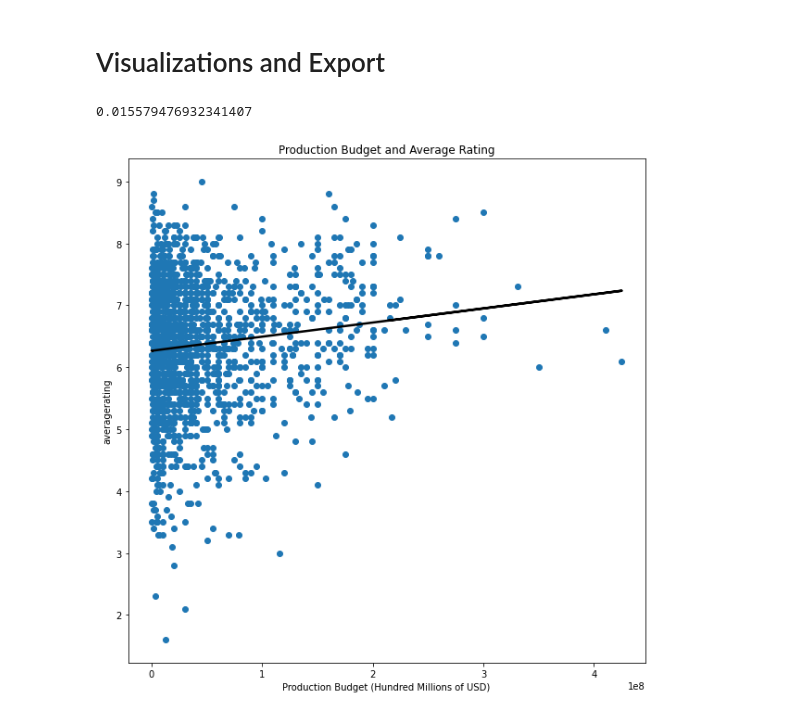
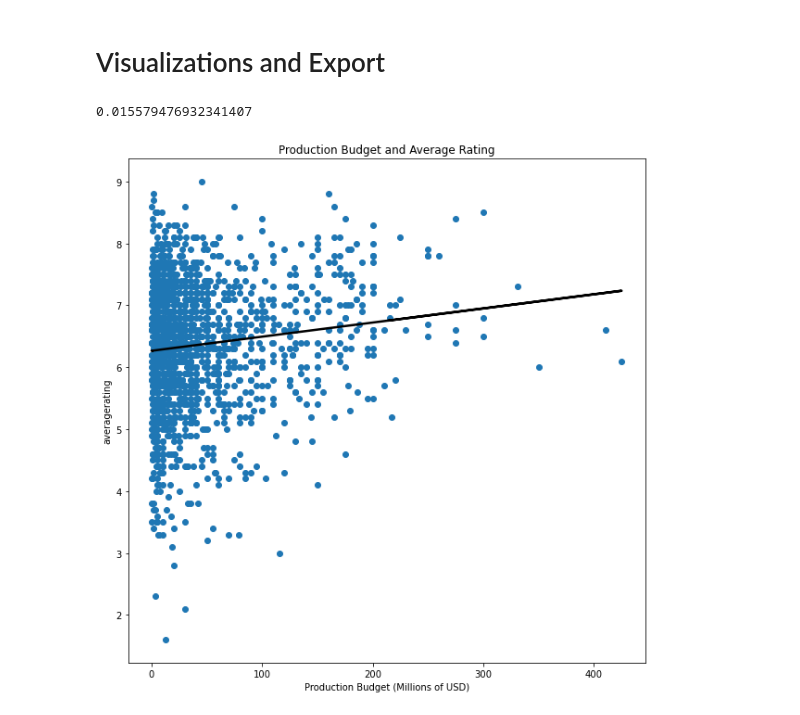
Before and after one commit to anita-camlic/Movie_Studio_Analysis, a Jupyter notebook: workbooks/movie_budget_analysis.ipynb, the cells around one changed output. Saved outputs shown, nothing was run; the diff lists cells and outputs as text; code cells hidden in the pictures.

Commit message:
added exploration of rating/gross sales relationship and reformatted axes

```diff
--- a/workbooks/movie_budget_analysis.ipynb
+++ b/workbooks/movie_budget_analysis.ipynb
@@ -14,7 +15,7 @@ from sklearn.metrics import r2_score
 #file paths for importing data
 #NOTE that some unzipped files are too large for the github repo and must be extracted locally before analysis can be performed
 movie_budget_file_path = '~/Documents/Flatiron/phase_1/Movie_Studio_DATA/tn.movie_budgets.csv.gz'
-microsoft_movie_studio_db_file_path = './../Movie_Studio_DATA/im.db'
+microsoft_movie_studio_db_file_path = './../../Movie_Studio_DATA/im.db'
 msms_db_conn = sqlite3.connect(microsoft_movie_studio_db_file_path)
 # %%
 #reading in movie budget csv for outcome data
@@ -272,23 +273,24 @@ movie_rating_budget_df.describe()
 # %%
 #scatter plot of budget(x) rating(y)
 fig,ax = plt.subplots(figsize=(10,10))
-x = movie_rating_budget_df["production_budget"]
+x = movie_rating_budget_df["production_budget"]/1000000
 y = movie_rating_budget_df["averagerating"]
 ax.scatter(x,y)
 ax.set_title("Production Budget and Average Rating")
-ax.set_xlabel("Production Budget (Hundred Millions of USD)")
+ax.set_xlabel("Production Budget (Millions of USD)")
 ax.set_ylabel("averagerating")
+plt.ticklabel_format(style='plain')
 #regression
 m, b = np.polyfit(x,y, deg=1)
 dist = np.linspace
 ax.plot(x, m*x+b, color="k", lw=2.5);
 
 #R^2 correlation metric
 R2 = r2_score(y, m*x+b)
 print(R2)
 # %% [output]
 0.015579476932341407
-[figure, old version]
+[figure, new version]
 # %%
 #scatter plot of budget(x) gross sales(y)
 fig,ax = plt.subplots(figsize=(10,10))
```
Also changed, not shown: parts of 17 cells of this notebook.
